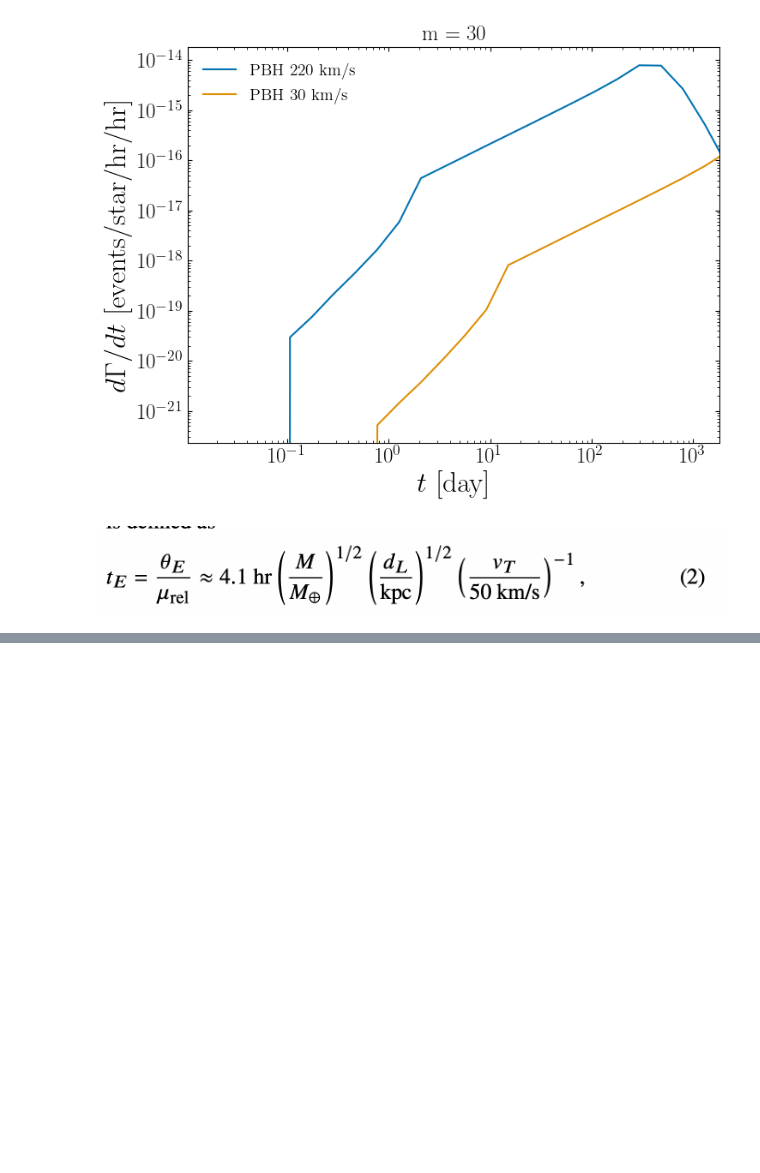
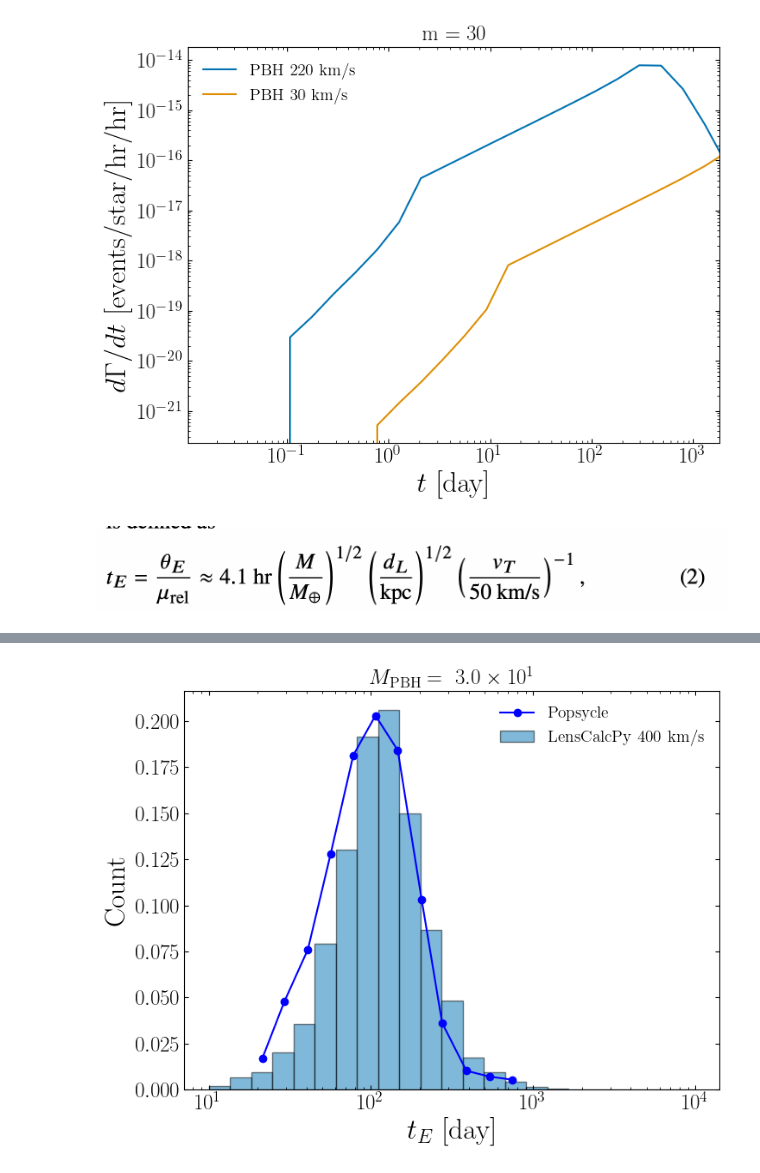
Before and after one commit to NolanSmyth/LensCalcPy, a Jupyter notebook: examples/mock_roman.ipynb, the cells around one changed output, grey strips where cells are left out. Saved outputs shown, nothing was run; the diff lists cells and outputs as text; code cells hidden in the pictures; blank space fills up the shorter version.

```diff
--- a/examples/mock_roman.ipynb
+++ b/examples/mock_roman.ipynb
@@ -301,0 +320,28 @@ plt.show()
+# %%
+num_samples_pbh = 10000
+samples_pbh = sample_crossing_times(t_es_limited, gammas_pbh_point, num_samples_pbh)
+num_bins = 24
+bin_counts_pbh, bin_edges_pbh = np.histogram(samples_pbh/24, bins=np.logspace(1, 4, num_bins))
+
+plt.bar(bin_edges_pbh[:-1], bin_counts_pbh/np.sum(bin_counts_pbh), width=np.diff(bin_edges_pbh), align="edge", edgecolor="black", label="LensCalcPy 400 km/s", alpha=0.5)
+
+# plt.axvline(s.obs_time/24, color="black", linestyle="--", label="Observation Time")
+
+
+x = [21.39154789826256, 29.2832673143766, 40.84372112156074, 56.37043772527345, 77.79145561997345,
+     106.54379618701142, 146.23929608585925, 205.16629102338942, 274.578895175973, 387.67176368534706,
+     541.6263286087639, 742.7356736774384]
+y = np.array([14.747753500889473, 41.51142635588192, 65.89677507640377, 110.64566893217169, 157.09141084705556,
+     175.71021301829126, 159.37394517173743, 89.41454180540983, 31.33991698216485, 8.890890845231013,
+     6.126670619896885, 4.72266569356384])
+
+plt.plot(x, y/np.sum(y), '-o', color='blue', label="Popsycle")
+plt.xscale('log')
+# plt.yscale('log')
+plt.xlabel("$t_E$ [day]")
+plt.ylabel("Count")
+plt.title(r"$M_{\rm{PBH}} = ~$"  + scientific_format(s.pbh.mass))
+plt.legend()
+plt.show()
+# %% [output]
+[figure, added]
```
Also changed, not shown: parts of 13 cells of this notebook, 7 other files.
